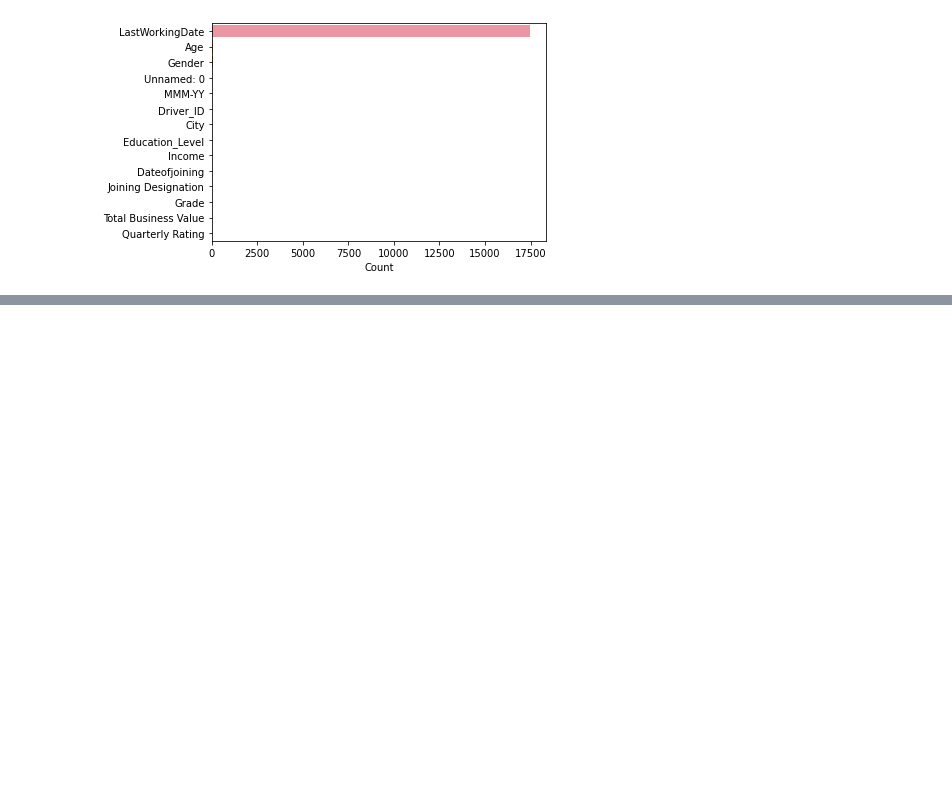
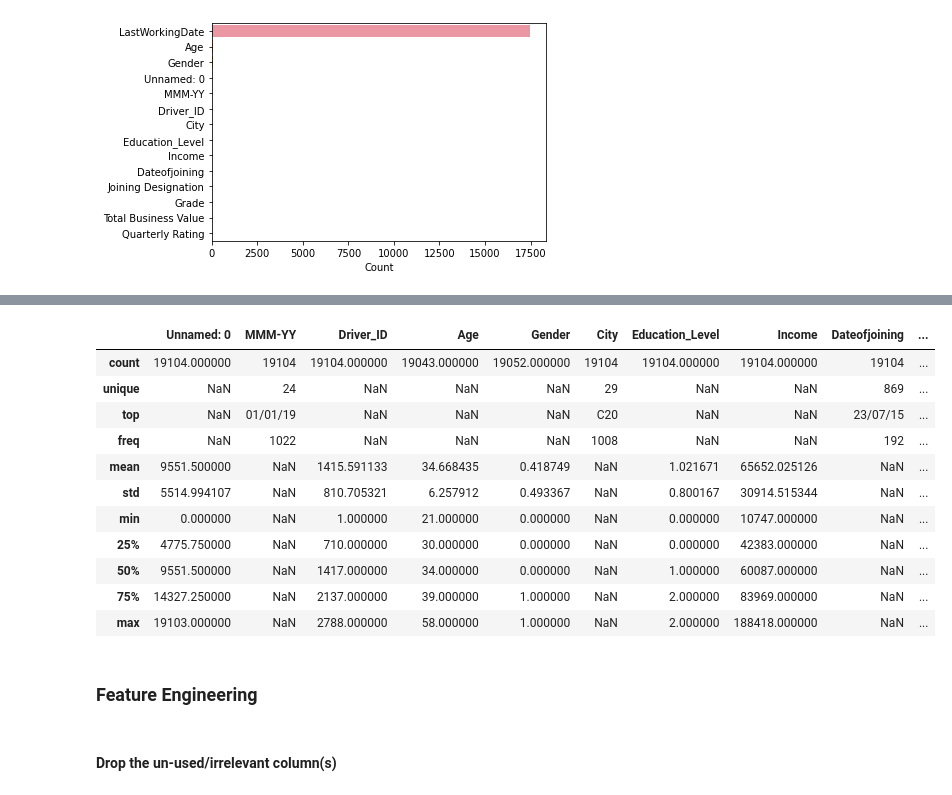
Before and after one commit to pkmariya/Scaler01, a Jupyter notebook: OLA_CaseStudy_Mariya_DSMLJune2022.ipynb, the cells around one changed output, grey strips where cells are left out. Saved outputs shown, nothing was run; the diff lists cells and outputs as text; code cells hidden in the pictures; blank space fills up the shorter version.

```diff
--- a/OLA_CaseStudy_Mariya_DSMLJune2022.ipynb
+++ b/OLA_CaseStudy_Mariya_DSMLJune2022.ipynb
@@ -68,0 +115,19 @@ Missing Values in the Given Data Set
+# %%
+data_df.describe(include='all')
+# %% [output]
+|  | Unnamed: 0 | MMM-YY | Driver_ID | Age | Gender | City | Education_Level | Income | Dateofjoining | ... |
+| count | 19104.000000 | 19104 | 19104.000000 | 19043.000000 | 19052.000000 | 19104 | 19104.000000 | 19104.000000 | 19104 | ... |
+| unique | NaN | 24 | NaN | NaN | NaN | 29 | NaN | NaN | 869 | ... |
+| top | NaN | 01/01/19 | NaN | NaN | NaN | C20 | NaN | NaN | 23/07/15 | ... |
+| freq | NaN | 1022 | NaN | NaN | NaN | 1008 | NaN | NaN | 192 | ... |
+| mean | 9551.500000 | NaN | 1415.591133 | 34.668435 | 0.418749 | NaN | 1.021671 | 65652.025126 | NaN | ... |
+| std | 5514.994107 | NaN | 810.705321 | 6.257912 | 0.493367 | NaN | 0.800167 | 30914.515344 | NaN | ... |
+| min | 0.000000 | NaN | 1.000000 | 21.000000 | 0.000000 | NaN | 0.000000 | 10747.000000 | NaN | ... |
+| 25% | 4775.750000 | NaN | 710.000000 | 30.000000 | 0.000000 | NaN | 0.000000 | 42383.000000 | NaN | ... |
+| 50% | 9551.500000 | NaN | 1417.000000 | 34.000000 | 0.000000 | NaN | 1.000000 | 60087.000000 | NaN | ... |
+| 75% | 14327.250000 | NaN | 2137.000000 | 39.000000 | 1.000000 | NaN | 2.000000 | 83969.000000 | NaN | ... |
+| max | 19103.000000 | NaN | 2788.000000 | 58.000000 | 1.000000 | NaN | 2.000000 | 188418.000000 | NaN | ... |
+# %% [markdown]
+### **Feature Engineering**
+# %% [markdown]
+#### Drop the un-used/irrelevant column(s)
```
Also changed, not shown: parts of 25 cells of this notebook.
